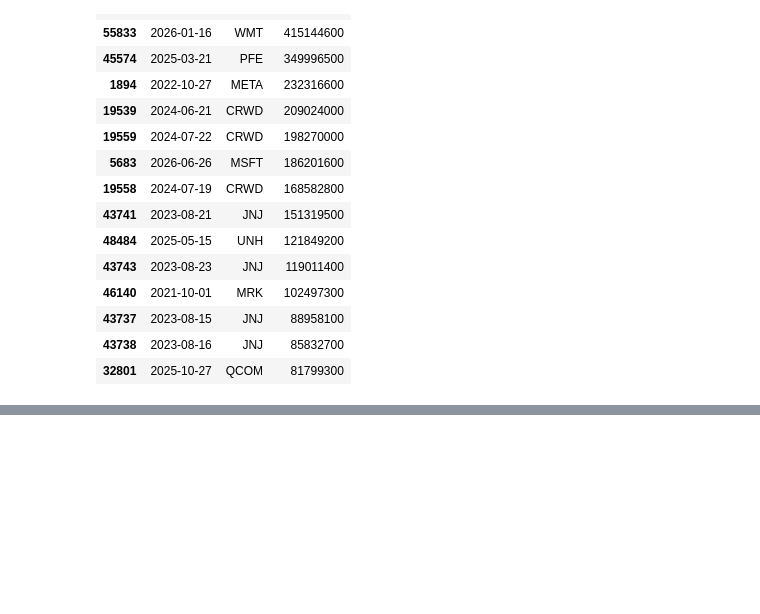
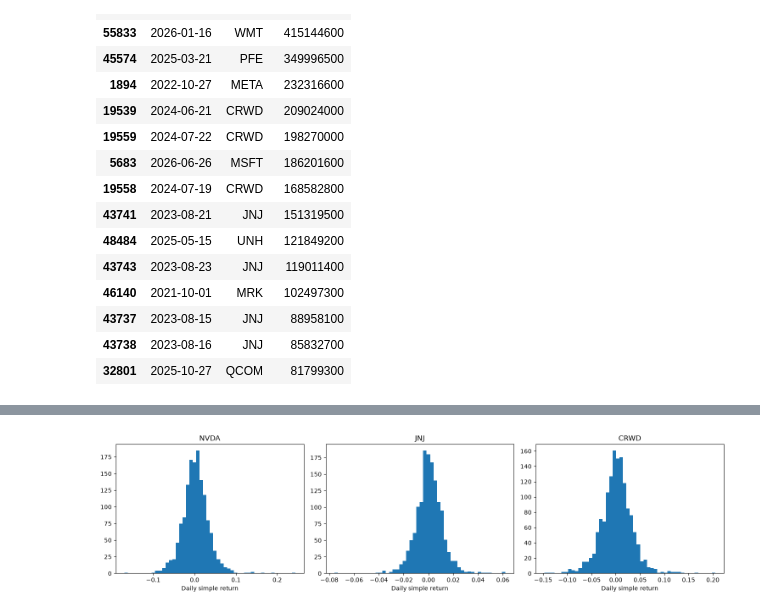
Before and after one commit to jialucharlottewu/LendoCapital, a Jupyter notebook: notebooks/Week_1.ipynb, the cells around one changed output, grey strips where cells are left out. Cells and saved outputs as stored; diff of their text form; code cells hidden in the pictures; blank space fills up the shorter version.

```diff
--- a/notebooks/Week_1.ipynb
+++ b/notebooks/Week_1.ipynb
@@ -134,0 +152,12 @@ df['adj_factor'] = df['close'] / df['adj_close']
+# %%
+# Simple returns
+df_simple = compute_returns(df, method="simple")
+weekly_simple = aggregate_returns(df_simple, freq="W", method="simple")
+monthly_simple = aggregate_returns(df_simple, freq="ME", method="simple")
+
+# Log returns
+df_log = compute_returns(df, method="log")
+weekly_log = aggregate_returns(df_log, freq="W", method="log")
+monthly_log = aggregate_returns(df_log, freq="ME", method="log")
+
+df_simple[["date", "ticker", "return"]].head()
@@ -134,0 +171,16 @@ df['adj_factor'] = df['close'] / df['adj_close']
+# %%
+import matplotlib.pyplot as plt
+selected = ["NVDA", "JNJ", "CRWD"]
+
+fig, axes = plt.subplots(1, len(selected), figsize=(15, 4))
+for ax, ticker in zip(axes, selected):
+    data = df_simple[df_simple["ticker"] == ticker]["return"].dropna()
+    ax.hist(data, bins=50)
+    ax.set_title(ticker)
+    ax.set_xlabel("Daily simple return")
+
+plt.tight_layout()
+plt.savefig("../reports/return_distributions.png")
+plt.show()
+# %% [output]
+[figure, added]
```
Also changed, not shown: parts of 23 cells of this notebook, 5 other files.
